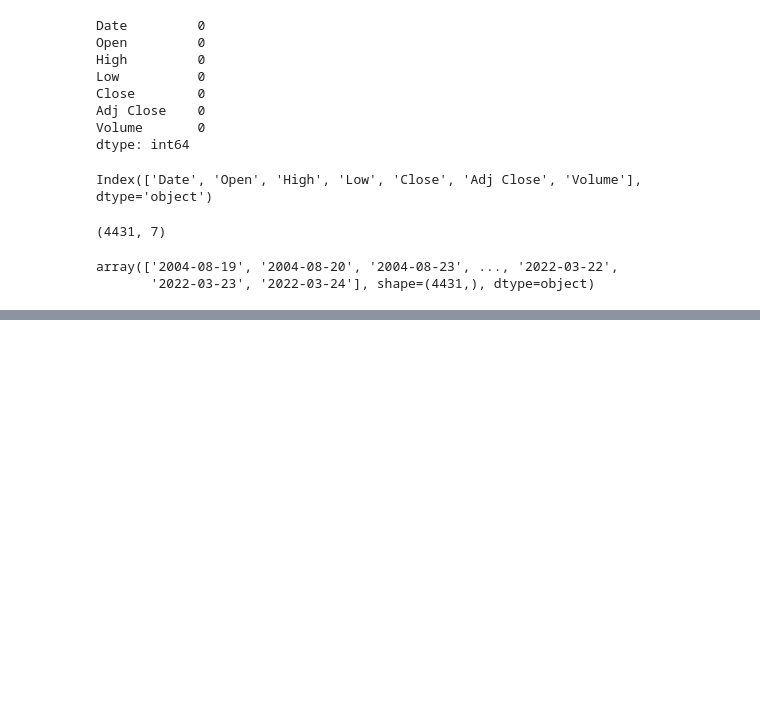
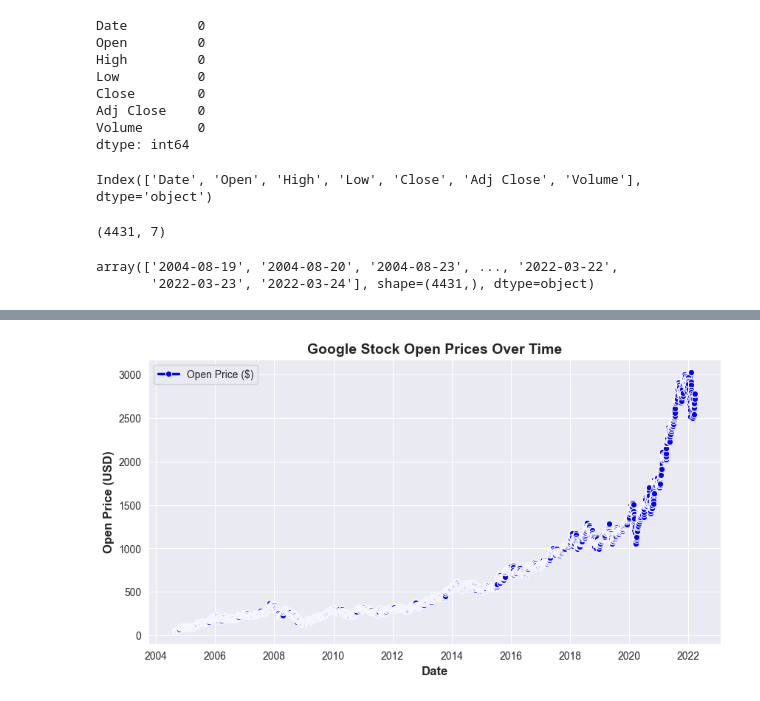
Before and after one commit to ayebaishmo/RDSB, a Jupyter notebook: Group_assignment/trend_analysis.ipynb, the cells around one changed output, grey strips where cells are left out. Saved outputs shown, nothing was run; the diff lists cells and outputs as text; code cells hidden in the pictures; blank space fills up the shorter version.

```diff
--- a/Group_assignment/trend_analysis.ipynb
+++ b/Group_assignment/trend_analysis.ipynb
@@ -85 +99,17 @@ array(['2004-08-19', '2004-08-20', '2004-08-23', ..., '2022-03-22',
+# %%
+sns.set_style("darkgrid")
+sns.set_palette("bright")
+
+plt.figure(figsize=(10, 5))
+sns.lineplot(x=df["Date"], y=df["Open"], marker="o", linewidth=2.5, color="b", label="Open Price ($)")
+
+plt.xlabel("Date", fontsize=12, fontweight="bold")
+plt.ylabel("Open Price (USD)", fontsize=12, fontweight="bold")
+plt.title("Google Stock Open Prices Over Time", fontsize=14, fontweight="bold")
+
+plt.legend()
+plt.grid(True)
+plt.show()
+# %% [output]
+[figure, added]
 # %%
```
Also changed, not shown: parts of 3 cells of this notebook.
